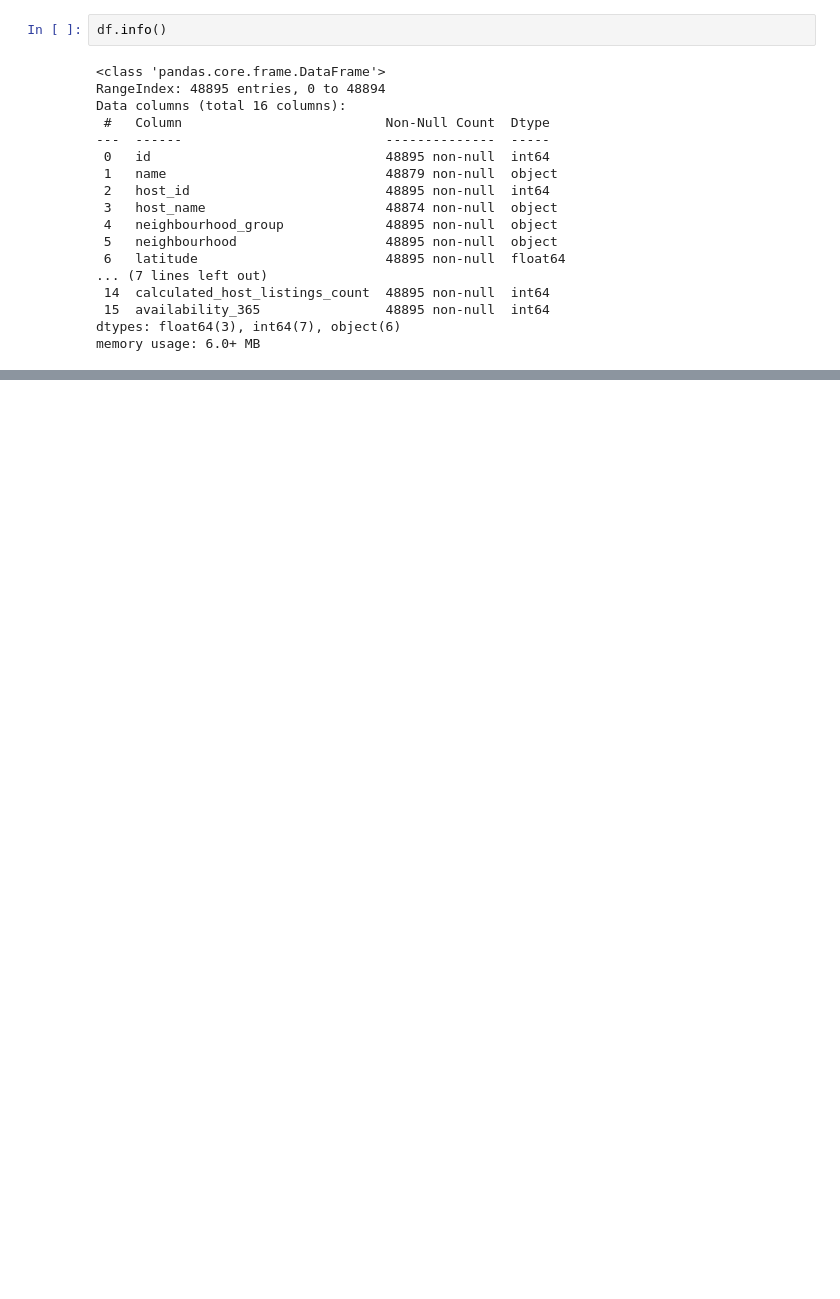
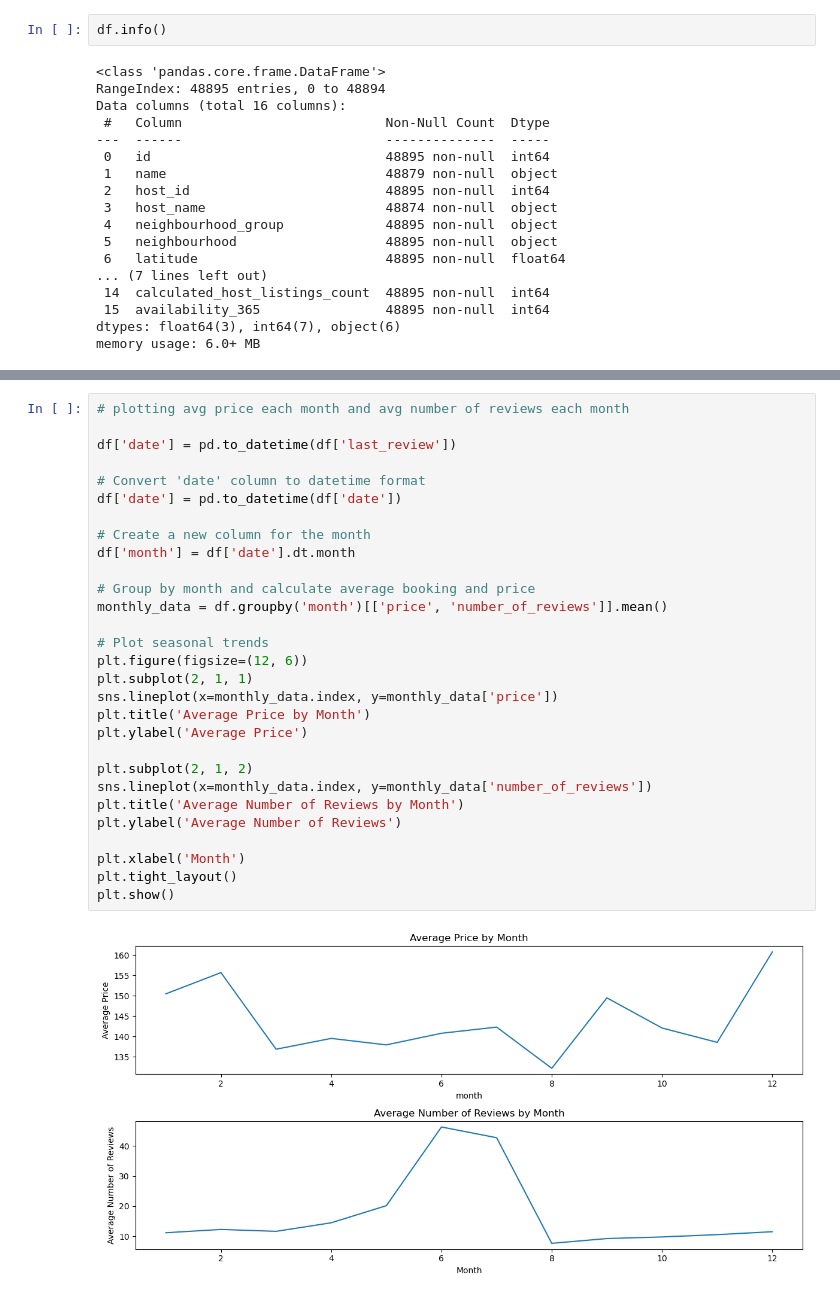
Before and after one commit to abryantgithub/nyc_airbnb, a Jupyter notebook: nyc_airbnb.ipynb, the cells around one changed output, grey strips where cells are left out. Drawn from its saved outputs; the diff is of its cells as text; blank space fills up the shorter version.

```diff
--- a/nyc_airbnb.ipynb
+++ b/nyc_airbnb.ipynb
@@ -168,0 +242,31 @@ Scatterplot: Price vs. Number of Reviews
+# %%
+# plotting avg price each month and avg number of reviews each month
+
+df['date'] = pd.to_datetime(df['last_review'])
+
+# Convert 'date' column to datetime format
+df['date'] = pd.to_datetime(df['date'])
+
+# Create a new column for the month
+df['month'] = df['date'].dt.month
+
+# Group by month and calculate average booking and price
+monthly_data = df.groupby('month')[['price', 'number_of_reviews']].mean()
+
+# Plot seasonal trends
+plt.figure(figsize=(12, 6))
+plt.subplot(2, 1, 1)
+sns.lineplot(x=monthly_data.index, y=monthly_data['price'])
+plt.title('Average Price by Month')
+plt.ylabel('Average Price')
+
+plt.subplot(2, 1, 2)
+sns.lineplot(x=monthly_data.index, y=monthly_data['number_of_reviews'])
+plt.title('Average Number of Reviews by Month')
+plt.ylabel('Average Number of Reviews')
+
+plt.xlabel('Month')
+plt.tight_layout()
+plt.show()
+# %% [output]
+[figure, added]
```
Also changed, not shown: parts of 28 cells of this notebook.
